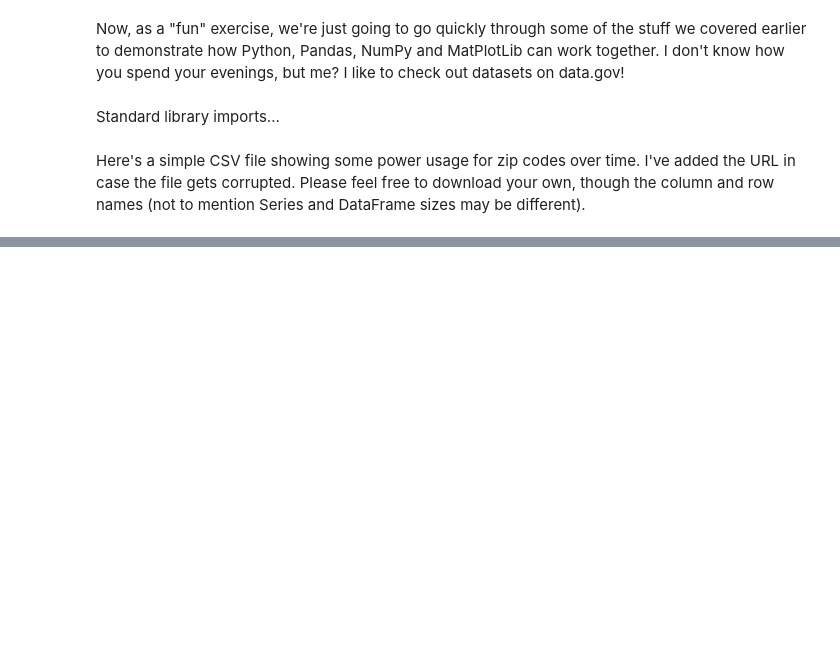
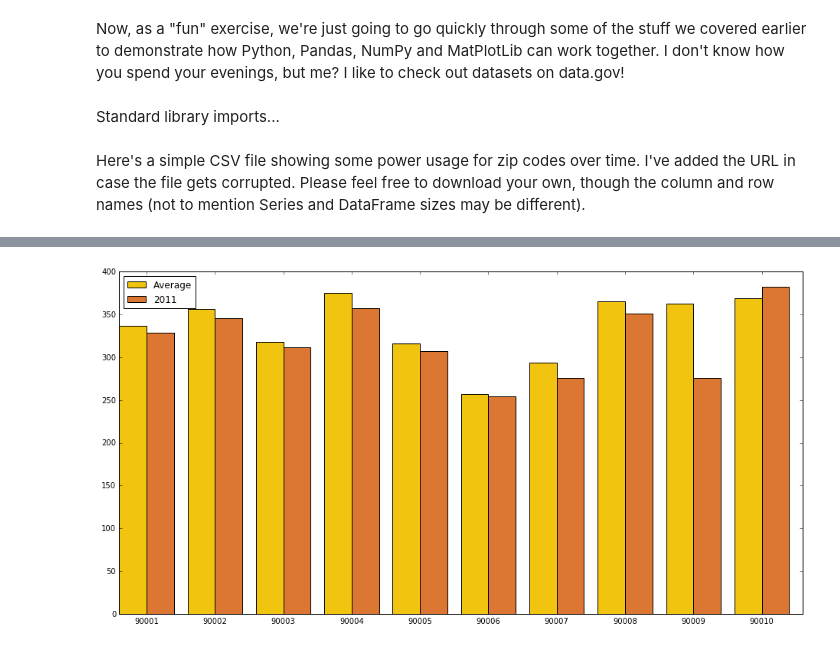
Before and after one commit to brownworth/MD, a Jupyter notebook: MD-7-QuickData.ipynb, the cells around one changed output, grey strips where cells are left out. Cells and saved outputs as stored; diff of their text form; code cells hidden in the pictures; blank space fills up the shorter version.

```diff
--- a/MD-7-QuickData.ipynb
+++ b/MD-7-QuickData.ipynb
@@ -51,15 +91,20 @@ plt.yticks(np.arange(10)+ (barWidth / 2),power_data.index[0:10],rotation=90);
 # %%
 startZip = 0
-samples = 20
+samples = 10
 endZip = startZip + samples
+
+dataYear = '2011'
+
 index = np.arange(samples)
 powerZip = power_data.ix[startZip:endZip].index.values
 barWidth = .4
-powerAvg = power_data.ix[startZip:endZip,8:9].values
-powerYear = power_data.ix[startZip:endZip,7:8].values
+powerAvg = power_data.ix[startZip:endZip,'Average'].values
+powerYear = power_data.ix[startZip:endZip,dataYear].values
 
 power_chart = plt.figure(figsize=(16,8))
-power1 = plt.bar(index, powerYear, barWidth, color='k', label='Average')
-power2 = plt.bar(index + barWidth, powerAvg, barWidth, color='c', label='2012')
-plt.xticks(index + barWidth, powerZip )
-plt.legend();
+power1 = plt.bar(index, powerAvg, barWidth, color='#f1c40f', label='Average')
+power2 = plt.bar(index + barWidth, powerYear, barWidth, color='#dc7633', label=dataYear)
+plt.xticks(index + barWidth, powerZip)
+plt.legend(loc=0);
+# %% [output]
+[figure, added]
```
Also changed, not shown: parts of 12 cells of this notebook.
